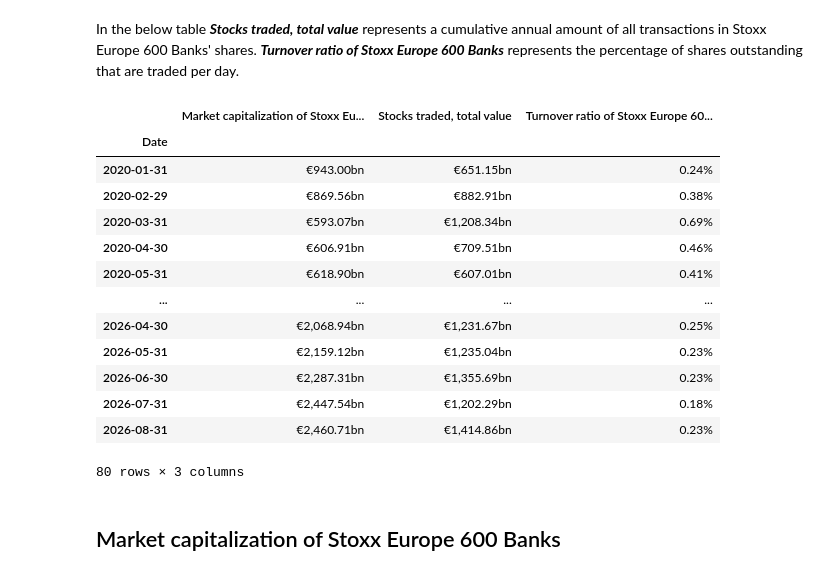
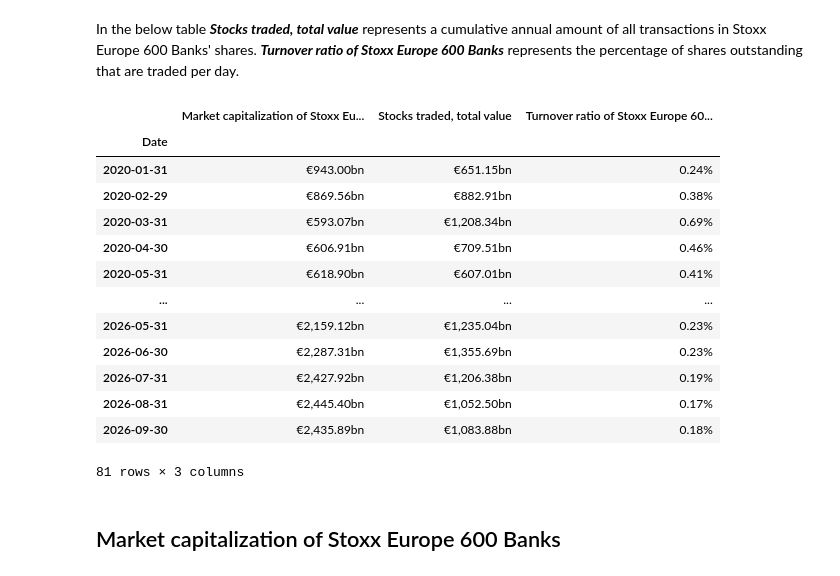
Before and after one commit to ilchen/EU_Economic_Data_Analysis, a Jupyter notebook: Stock_Market_Stoxx_Europe_Banks.ipynb, the cells around one changed output. Saved outputs shown, nothing was run; the diff lists cells and outputs as text; code cells hidden in the pictures.

```diff
--- a/Stock_Market_Stoxx_Europe_Banks.ipynb
+++ b/Stock_Market_Stoxx_Europe_Banks.ipynb
@@ -92,24 +92,24 @@ stock_mkt_banks.dropna(inplace=True)
 # %% [markdown]
 In the below table **_Stocks traded, total value_** represents a cumulative annual amount of all transactions in Stoxx Europe 600 Banks' shares. **_Turnover ratio of Stoxx Europe 600 Banks_** represents the percentage of shares outstanding that are traded per day.
 # %%
-pd.options.display.float_format = (lambda x: '{:.2%}'.format(x) if x < 5 else '€{:,.2f}bn'.format(x))
+pd.options.display.float_format = (lambda x: '{:.2%}'.format(x) if abs(x) < 5 else '€{:,.2f}bn'.format(x))
 pd.options.display.max_rows = 40
 stock_mkt_banks
 # %% [output]
 |  | Market capitalization of Stoxx Eu... | Stocks traded, total value | Turnover ratio of Stoxx Europe 60... |
 | Date |  |  |  |
 | 2020-01-31 | €943.00bn | €651.15bn | 0.24% |
 | 2020-02-29 | €869.56bn | €882.91bn | 0.38% |
 | 2020-03-31 | €593.07bn | €1,208.34bn | 0.69% |
 | 2020-04-30 | €606.91bn | €709.51bn | 0.46% |
 | 2020-05-31 | €618.90bn | €607.01bn | 0.41% |
 | ... | ... | ... | ... |
-| 2026-04-30 | €2,068.94bn | €1,231.67bn | 0.25% |
 | 2026-05-31 | €2,159.12bn | €1,235.04bn | 0.23% |
 | 2026-06-30 | €2,287.31bn | €1,355.69bn | 0.23% |
-| 2026-07-31 | €2,447.54bn | €1,202.29bn | 0.18% |
-| 2026-08-31 | €2,460.71bn | €1,414.86bn | 0.23% |
+| 2026-07-31 | €2,427.92bn | €1,206.38bn | 0.19% |
+| 2026-08-31 | €2,445.40bn | €1,052.50bn | 0.17% |
+| 2026-09-30 | €2,435.89bn | €1,083.88bn | 0.18% |
-80 rows × 3 columns
+81 rows × 3 columns
 # %% [markdown]
 ## Market capitalization of Stoxx Europe 600 Banks
 # %%
```
Also changed, not shown: parts of 29 cells of this notebook, 1 other file.
